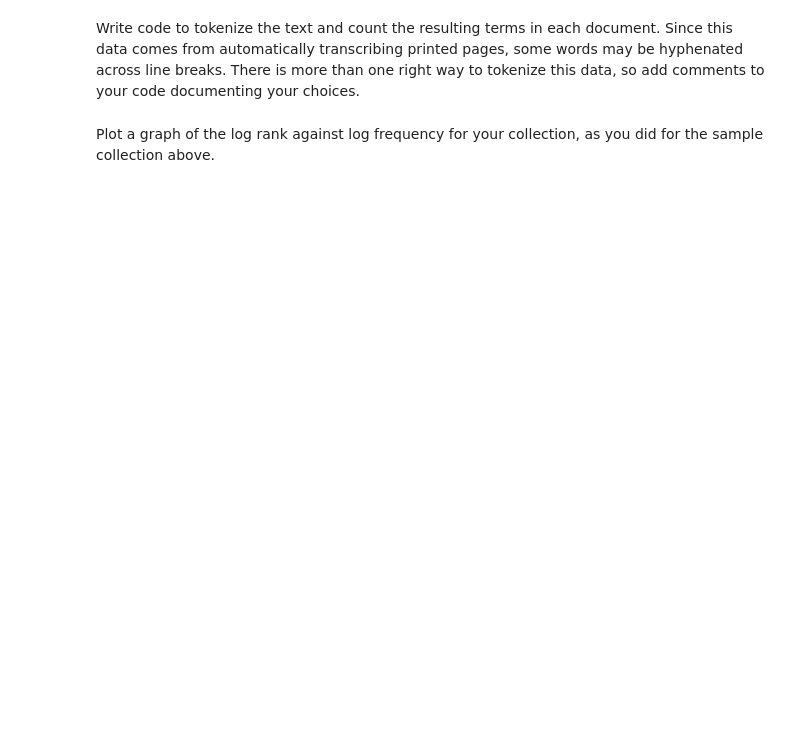
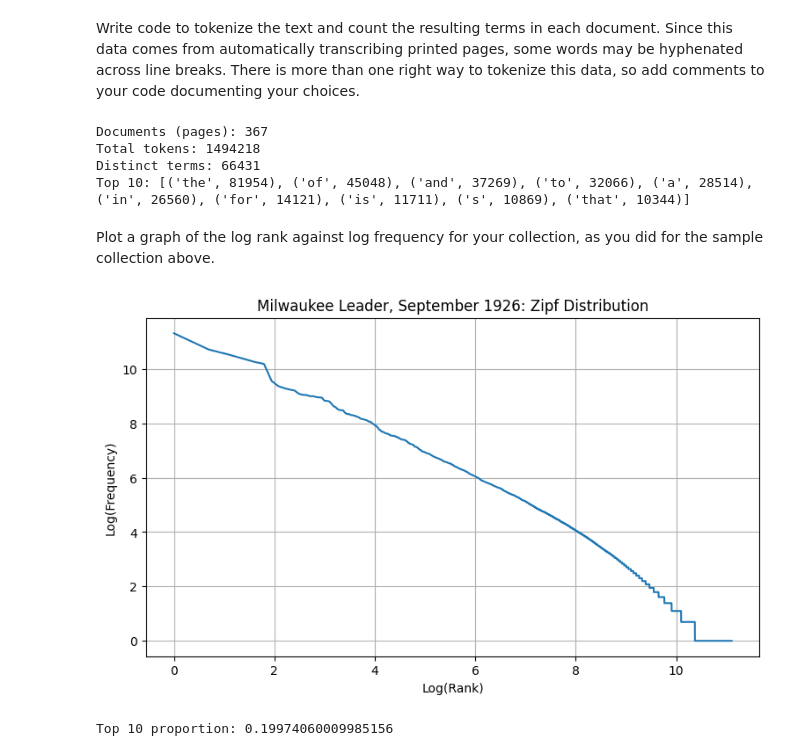
Before and after one commit to emilyvip1967/gender_bias_cnn, a Jupyter notebook: term_statistics.ipynb, the cells around one changed output. Drawn from its saved outputs; the diff is of its cells as text; code cells hidden in the pictures; blank space fills up the shorter version.

```diff
--- a/term_statistics.ipynb
+++ b/term_statistics.ipynb
@@ -628,0 +635,7 @@ Downloading issue 7/25: 1926-09-09
+# %%
+with open("milwaukee_leader_sep1926.txt", "w", encoding="utf-8") as f:
+    for page in all_pages:
+        f.write(page)
+        f.write("\n\n")
+
+print("Saved newspaper collection.")
@@ -633,2 +679,37 @@ Write code to tokenize the text and count the resulting terms in each document.
+# %%
+# TODO: Tokenization code here.
+import re
+from collections import Counter
+
+# Store token counts separately for each newspaper page.
+document_counts = []
+
+for page in all_pages:
+    # Join words explicitly hyphenated across line breaks.
+    # Example: "govern-\nment" becomes "government".
+    cleaned = re.sub(r"([A-Za-z])-\s*\n\s*([A-Za-z])", r"\1\2", page)
+
+    # Convert to lowercase and extract alphabetic words.
+    tokens = re.findall(r"[a-z]+", cleaned.lower())
+
+    document_counts.append(Counter(tokens))
+
+# Combine counts from every page.
+new_counts = Counter()
+
+for counts in document_counts:
+    new_counts.update(counts)
+
+new_ntokens = sum(new_counts.values())
+
+print("Documents (pages):", len(document_counts))
+print("Total tokens:", new_ntokens)
+print("Distinct terms:", len(new_counts))
+print("Top 10:", new_counts.most_common(10))
+# %% [output]
+Documents (pages): 367
+Total tokens: 1494218
+Distinct terms: 66431
+Top 10: [('the', 81954), ('of', 45048), ('and', 37269), ('to', 32066), ('a', 28514), ('in', 26560), ('for', 14121), ('is', 11711), ('s', 10869), ('that', 10344)]
 # %% [markdown]
 Plot a graph of the log rank against log frequency for your collection, as you did for the sample collection above.
@@ -637,6 +716,40 @@ Plot a graph of the log rank against log frequency for your collection, as you d
+# %%
+# TODO: Plotting code here.
+import matplotlib.pyplot as plt
+import math
+
+new_frequency = new_counts.most_common()
+
+new_log_ranks = [
+    math.log(rank)
+    for rank in range(1, len(new_frequency) + 1)
+]
+
+new_log_frequencies = [
+    math.log(count)
+    for word, count in new_frequency
+]
+
+plt.figure(figsize=(9, 5))
+plt.plot(new_log_ranks, new_log_frequencies)
+
+plt.xlabel("Log(Rank)")
+plt.ylabel("Log(Frequency)")
+plt.title("Milwaukee Leader, September 1926: Zipf Distribution")
+plt.grid(True)
+plt.show()
+# %% [output]
+[figure, added]
 # %%
 # TODO: Compute the proportion of tokens made up by the top 10 most
 # frequent words in this collection.
+new_top10 = sum(count for word, count in new_counts.most_common(10))
+
+new_top10_proportion = new_top10 / new_ntokens
+
+print("Top 10 proportion:", new_top10_proportion)
+# %% [output]
+Top 10 proportion: 0.19974060009985156
 # %%
 # TODO: Compute the proportion of tokens made up by the words that occur
 # exactly once in this collection.
```
Also changed, not shown: parts of 9 cells of this notebook.
